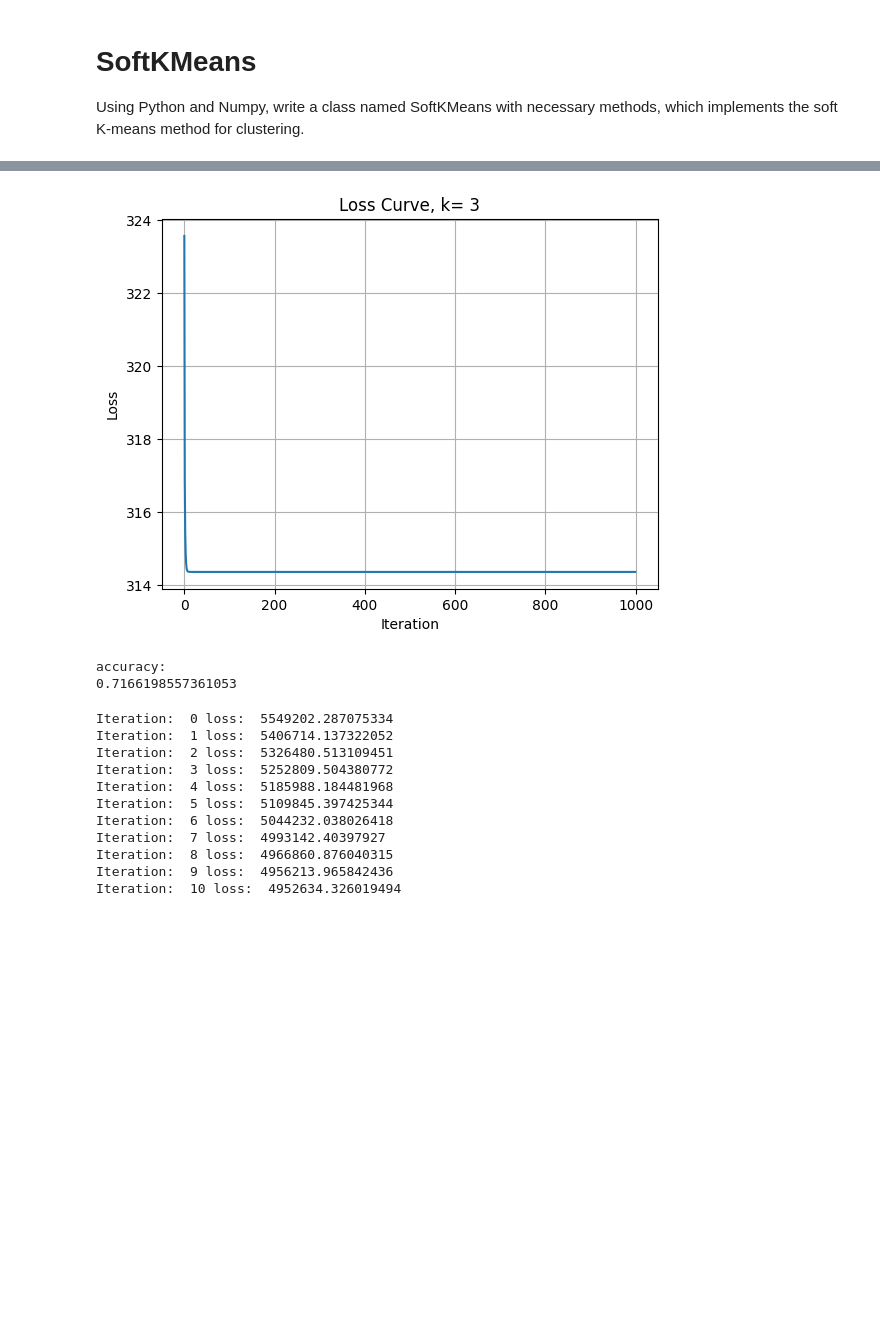
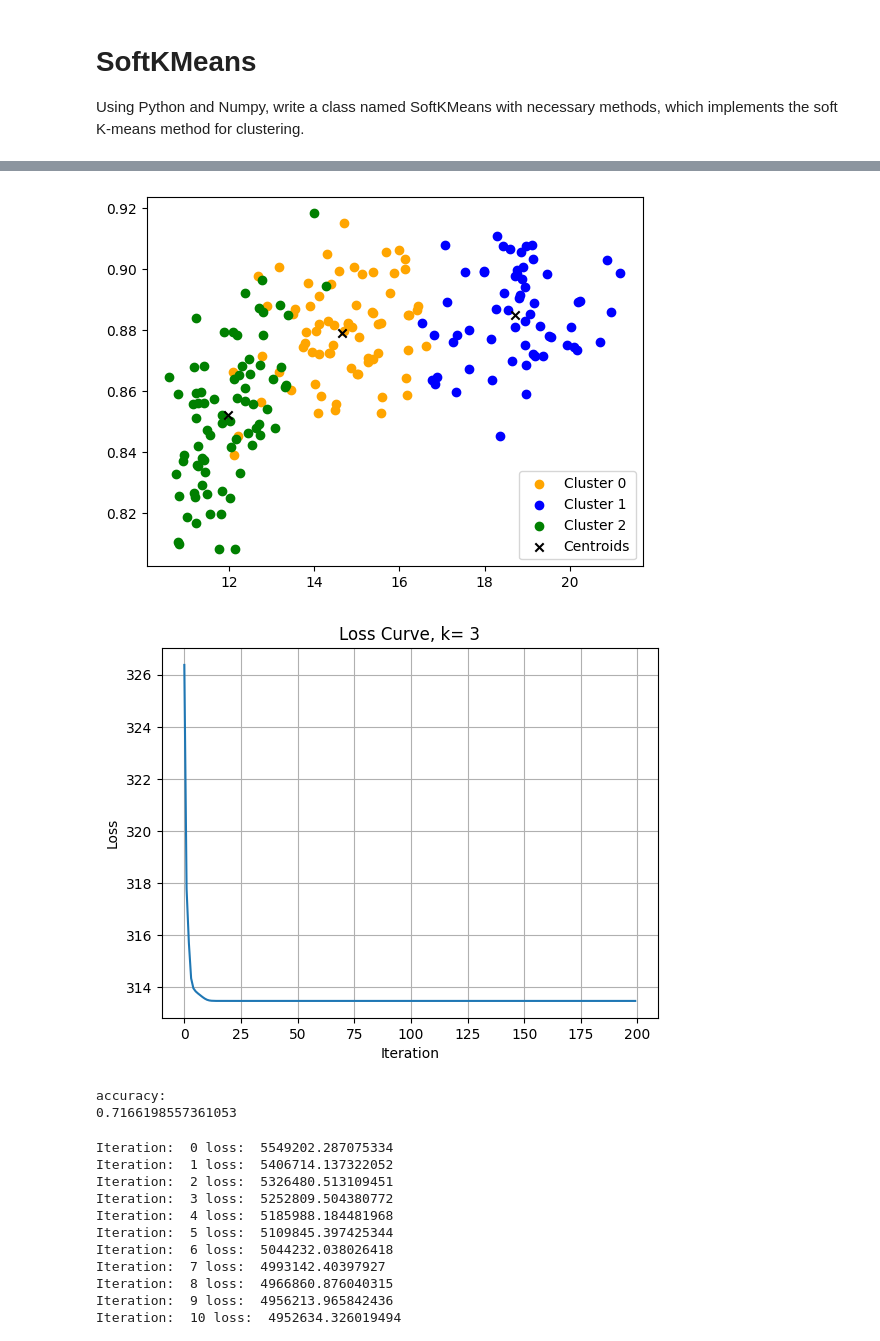
Before and after one commit to DongyangLin/AI-and-Machine-Learning-Projects, a Jupyter notebook: SoftKMeans.ipynb, the cells around one changed output, grey strips where cells are left out. Drawn from its saved outputs; the diff is of its cells as text; code cells hidden in the pictures; blank space fills up the shorter version.

```diff
--- a/SoftKMeans.ipynb
+++ b/SoftKMeans.ipynb
@@ -66,8 +66,8 @@ class SoftKMeans:
     def plot_cluster(self, X):
         colors = ['orange', 'blue', 'green', 'red', 'purple', 'yellow', 'brown', 'pink', 'gray', 'olive']
         for i in range(self.k):
-            plt.scatter(X[self.labels == i, 0], X[self.labels == i, 1], c=colors[i], label='Cluster {}'.format(i))
-        plt.scatter(self.center[:,0], self.center[:,1], c='black', marker='x', label='Centroids')
+            plt.scatter(X[self.labels == i, 0], X[self.labels == i, 2], c=colors[i], label='Cluster {}'.format(i))
+        plt.scatter(self.center[:,0], self.center[:,2], c='black', marker='x', label='Centroids')
         plt.legend()
         plt.show()
 
@@ -108,8 +82,8 @@ Iteration:  15 loss:  614.3190069442472
 seeds=np.loadtxt('seeds_dataset.txt')
 seeds_input=seeds[:,:-1]
 seeds_label=seeds[:,-1]
-k=SoftKMeans(k=3,max_iter=200,beta=5)
-k.train(seeds_input)
+k=SoftKMeans(k=3,max_iter=200,beta=10)
+k.train(seeds_input,True)
 from sklearn.metrics import adjusted_rand_score
 print('accuracy:')
 print(adjusted_rand_score(seeds_label, k.labels))
@@ -134,4 +108,5 @@ Iteration:  999 loss:  314.35453894072987
-[figure, old version]
+[figure, new version]
+[figure, added]
 accuracy:
 0.7166198557361053
 # %%
```
Also changed, not shown: parts of 3 cells of this notebook, 5 other files.
